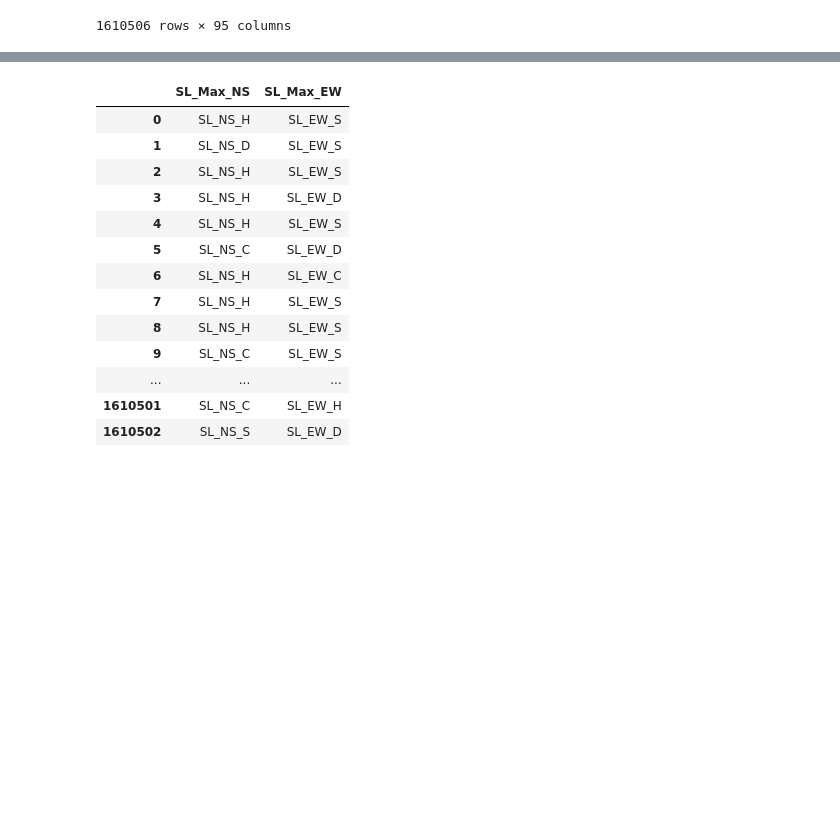
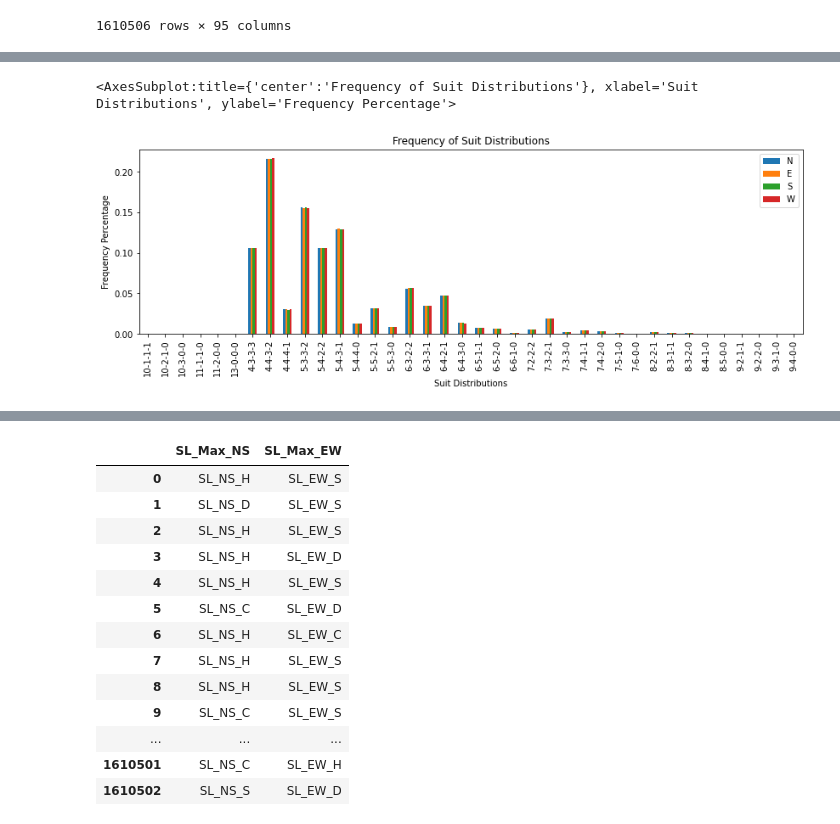
Before and after one commit to BSalita/ML-Contract-Bridge, a Jupyter notebook: src/acbl/acbl_hand_records_augment.ipynb, the cells around one changed output, grey strips where cells are left out. Cells and saved outputs as stored; diff of their text form; code cells hidden in the pictures; blank space fills up the shorter version.

```diff
--- a/src/acbl/acbl_hand_records_augment.ipynb
+++ b/src/acbl/acbl_hand_records_augment.ipynb
@@ -538,3 +538,13 @@ Length: 95, dtype: object
 | 1610504 | (acbl, 1651731) | 49239 | 60806 | 31 | 191220A_31 | S | N_S | S3HQT764DKT74CK92S2HA92DQJ985CJT5... | ... |
 | 1610505 | (acbl, 1651734) | 49239 | 60806 | 34 | 191220A_34 | E | N_S | SAT8HT6DAT987CQJ9SQJ42HJ5D5432CAK... | ... |
 1610506 rows × 95 columns
+# %%
+# takes 1m
+so = mlBridgeLib.CDHS
+for d in mlBridgeLib.NESW:
+    augmented_df[f'SL_{d}_{so}'] = augmented_df.filter(regex=f'^SL_{d}_[{so}]$').values.tolist()
+    augmented_df[f'SL_{d}_{so}_J'] = augmented_df[f'SL_{d}_{so}'].map(lambda l:'-'.join([str(v) for v in l])).astype('string')
+    augmented_df[f'SL_{d}_ML_S'] = augmented_df[f'SL_{d}_{so}'].map(lambda l: [v for v,n in sorted([(ll,n) for n,ll in enumerate(l)],key=lambda k:(-k[0],k[1]))])
+    augmented_df[f'SL_{d}_ML_SI'] = augmented_df[f'SL_{d}_{so}'].map(lambda l: [n for v,n in sorted([(ll,n) for n,ll in enumerate(l)],key=lambda k:(-k[0],k[1]))])
+    augmented_df[f'SL_{d}_ML_SJ'] = augmented_df[f'SL_{d}_ML_S'].map(lambda l:'-'.join([str(v) for v in l])).astype('string')
+augmented_df.filter(regex=f'^SL_._({so}|ML).*$').sort_index(axis='columns')
@@ -540,0 +570,9 @@ Length: 95, dtype: object
+# %%
+# plot frequency of max exp contracts
+plotd = {}
+for d in mlBridgeLib.NESW:
+    plotd[d] = augmented_df[f'SL_{d}_ML_SJ'].value_counts(normalize=True).sort_index()
+pd.DataFrame(plotd).plot(kind='bar',figsize=(14,4), xlabel='Suit Distributions', ylabel='Frequency Percentage', title='Frequency of Suit Distributions')
+# %% [output]
+<AxesSubplot:title={'center':'Frequency of Suit Distributions'}, xlabel='Suit Distributions', ylabel='Frequency Percentage'>
+[figure, added]
```
Also changed, not shown: parts of 20 cells of this notebook, 5 other files.
